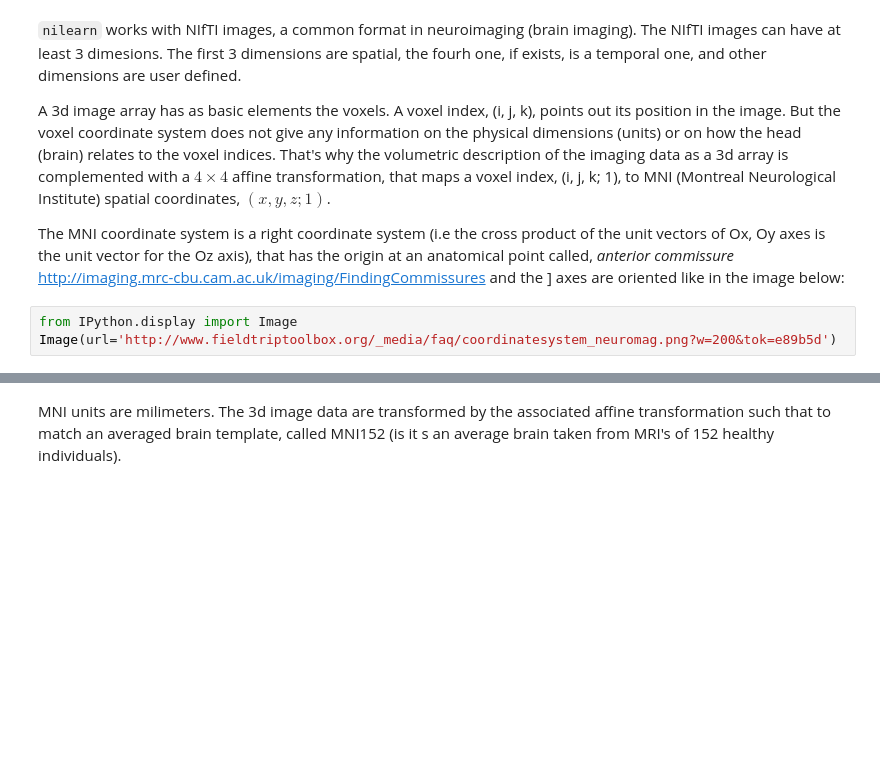
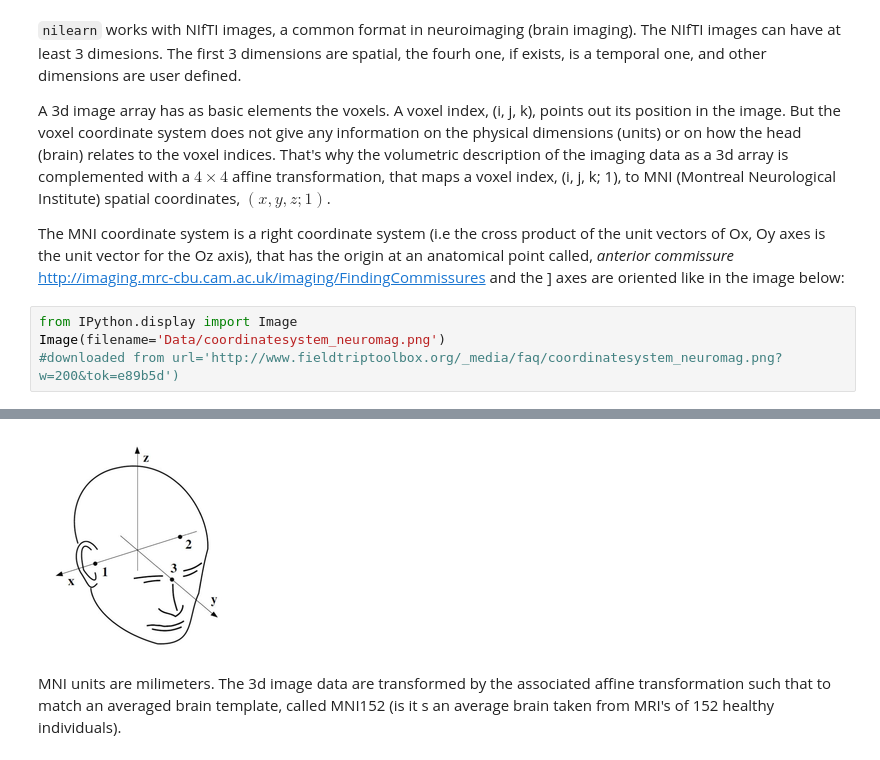
Before and after one commit to empet/Plotly-viz-of-brain-images, a Jupyter notebook: Nilearn-improved-Interactive-brain-slices.ipynb, the cells around one changed output, grey strips where cells are left out. Drawn from its saved outputs; the diff is of its cells as text; blank space fills up the shorter version.

Commit message:
Inserted image coordinatesystem_neuromag.png

```diff
--- a/Nilearn-improved-Interactive-brain-slices.ipynb
+++ b/Nilearn-improved-Interactive-brain-slices.ipynb
@@ -14,5 +14,6 @@ on how  the head (brain) relates to the voxel indices. That's why  the volumetri
 The MNI coordinate system is a right coordinate system (i.e the cross product of the unit vectors of Ox, Oy axes is the unit vector for the Oz axis), that has the origin at an anatomical point called, *anterior commissure* [http://imaging.mrc-cbu.cam.ac.uk/imaging/FindingCommissures](http://imaging.mrc-cbu.cam.ac.uk/imaging/FindingCommissures) and the ] axes are oriented like in the image below:
 # %%
 from IPython.display import Image
-Image(url='http://www.fieldtriptoolbox.org/_media/faq/coordinatesystem_neuromag.png?w=200&tok=e89b5d')
+Image(filename='Data/coordinatesystem_neuromag.png')
+#downloaded from url='http://www.fieldtriptoolbox.org/_media/faq/coordinatesystem_neuromag.png?w=200&tok=e89b5d')
 # %% [output]
@@ -20,3 +20,4 @@ Image(url='http://www.fieldtriptoolbox.org/_media/faq/coordinatesystem_neuromag.
+[figure, added]
 # %% [markdown]
 MNI units are milimeters. The 3d image data are transformed by the associated affine transformation such that
  to match an averaged brain template, called MNI152 (is it s an average brain taken from MRI's of 152 healthy individuals).
```
Also changed, not shown: parts of 3 cells of this notebook.
